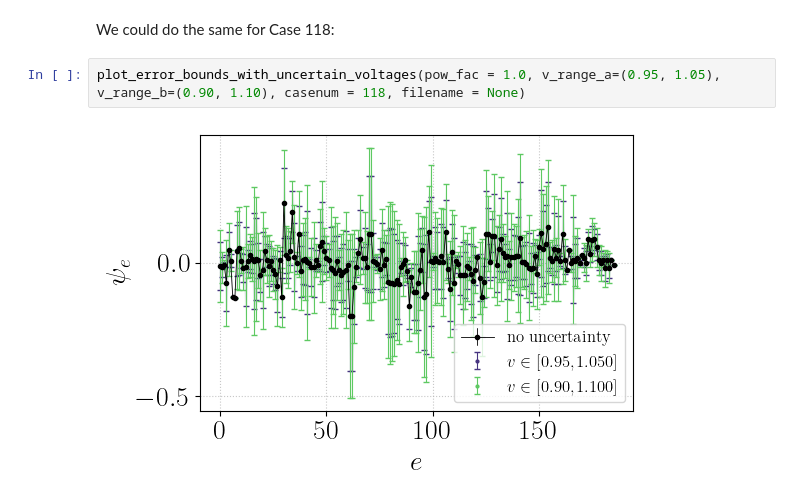
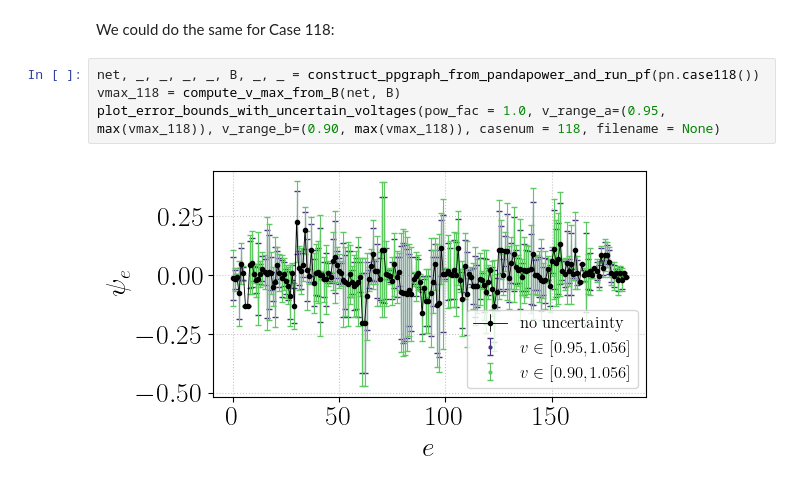
Before and after one commit to ibfzj/phase-cohesive-power-flow, a Jupyter notebook: demo.ipynb, the cells around one changed output. Cells and saved outputs as stored; diff of their text form.

```diff
--- a/demo.ipynb
+++ b/demo.ipynb
@@ -160,6 +220,8 @@ plot_error_bounds_with_uncertain_voltages(pow_fac = 1.0, v_range_a=(0.95, 1.05),
 # %% [markdown]
 We could do the same for Case 118:
 # %%
-plot_error_bounds_with_uncertain_voltages(pow_fac = 1.0, v_range_a=(0.95, 1.05), v_range_b=(0.90, 1.10), casenum = 118, filename = None)
+net, _, _, _, _, B, _, _ = construct_ppgraph_from_pandapower_and_run_pf(pn.case118())
+vmax_118 = compute_v_max_from_B(net, B)
+plot_error_bounds_with_uncertain_voltages(pow_fac = 1.0, v_range_a=(0.95, max(vmax_118)), v_range_b=(0.90, max(vmax_118)), casenum = 118, filename = None)
 # %% [output]
-[figure, old version]
+[figure, new version]
```
Also changed, not shown: parts of 6 cells of this notebook.
